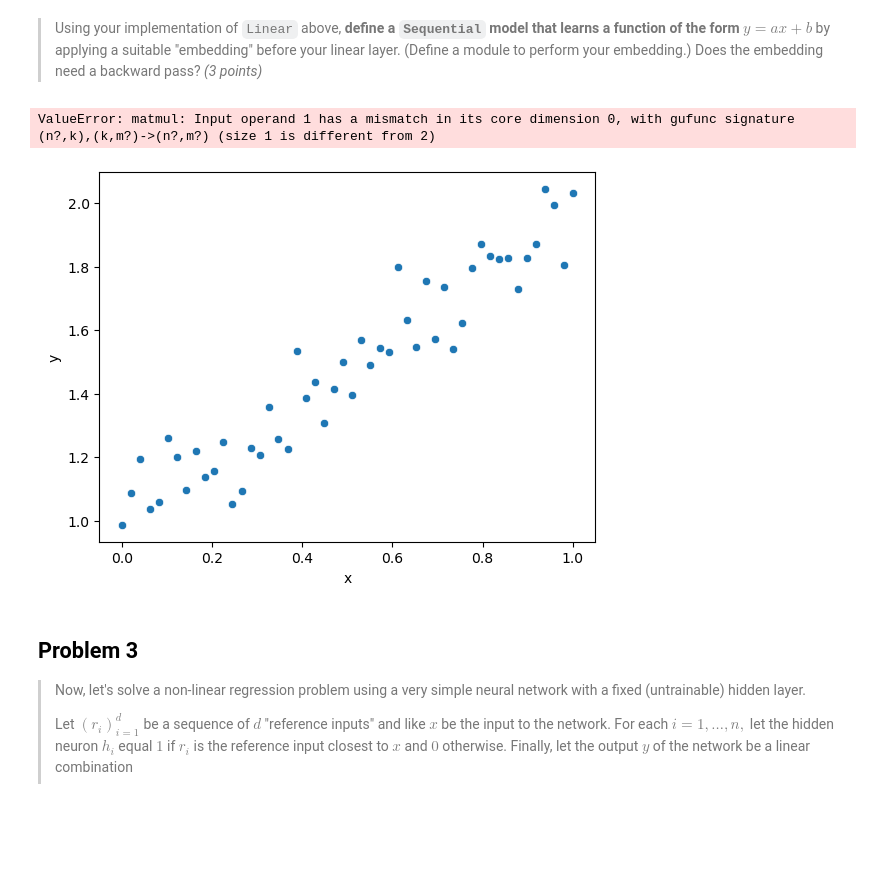
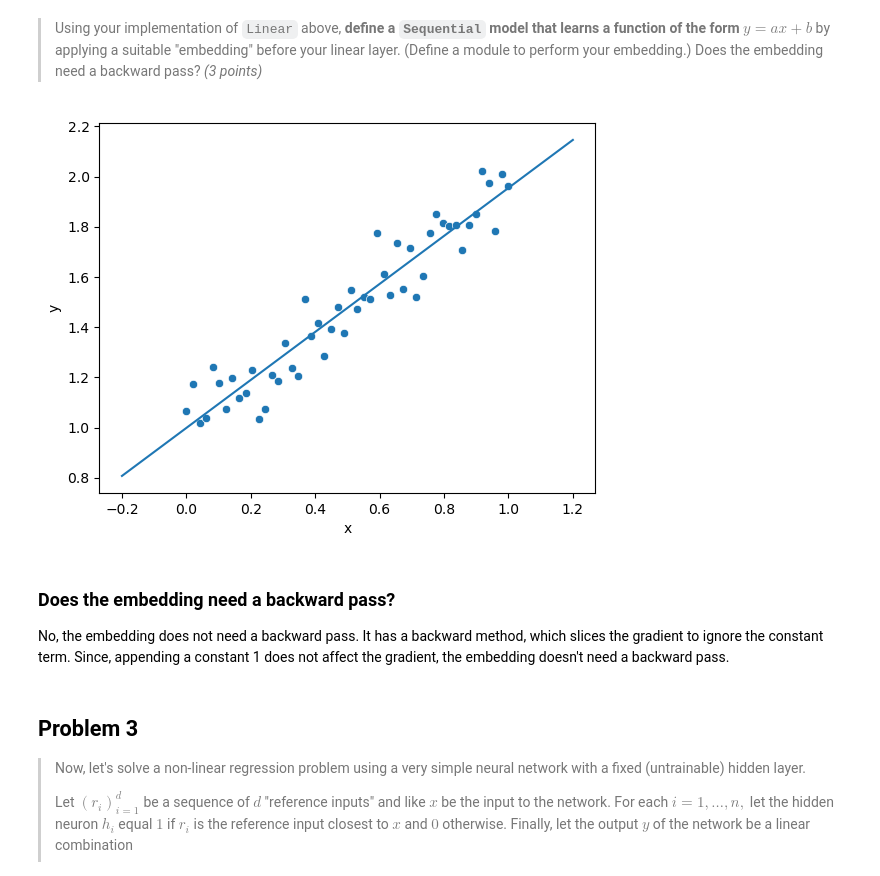
Before and after one commit to Davidpereira2803/IML_Assigments, a Jupyter notebook: Assignment3/homework_3.ipynb, the cells around one changed output. Saved outputs shown, nothing was run; the diff lists cells and outputs as text; code cells hidden in the pictures; blank space fills up the shorter version.

```diff
--- a/Assignment3/homework_3.ipynb
+++ b/Assignment3/homework_3.ipynb
@@ -126,18 +152,32 @@ class AffineEmbed(Module):
 # %% [markdown]
 > Using your implementation of `Linear` above, **define a `Sequential` model that learns a function of the form $y = a x + b$** by applying a suitable "embedding" before your linear layer. (Define a module to perform your embedding.) Does the embedding need a backward pass? _(3 points)_
 # %%
+class Embedding(Module):
+    def forward(self, x: np.ndarray) -> np.ndarray:
+        # Add a bias term by appending 1 to each input
+        return np.hstack([x, np.ones((x.shape[0], 1))])
+
+    def backward(self, dy: np.ndarray) -> np.ndarray:
+        # Ignore the gradient w.r.t. the appended 1 (constant term)
+        return dy[:, :-1]
+
+
+
 np.random.seed(42)
 model = Sequential(
-    AffineEmbed(),
+    Embedding(),
     # <- Add an embedding here?
-    Linear(1, 1),  # A learnable linear map
+    Linear(2, 1),  # A learnable linear map
 )
 problem = RegressionProblem(model, lambda x: x + 1)
-# problem.train(100)
+problem.train(100)
 problem.show()
 # %% [output]
-ValueError: matmul: Input operand 1 has a mismatch in its core dimension 0, with gufunc signature (n?,k),(k,m?)->(n?,m?) (size 1 is different from 2)
-[figure, old version]
+[figure, new version]
+# %% [markdown]
+### Does the embedding need a backward pass?
+
+No, the embedding does not need a backward pass. It has a backward method, which slices the gradient to ignore the constant term. Since, appending a constant 1 does not affect the gradient, the embedding doesn't need a backward pass.
 # %% [markdown]
 ## Problem 3
 > Now, let's solve a non-linear regression problem using a very simple neural network with a fixed (untrainable) hidden layer.
```
Also changed, not shown: parts of 2 cells of this notebook.
